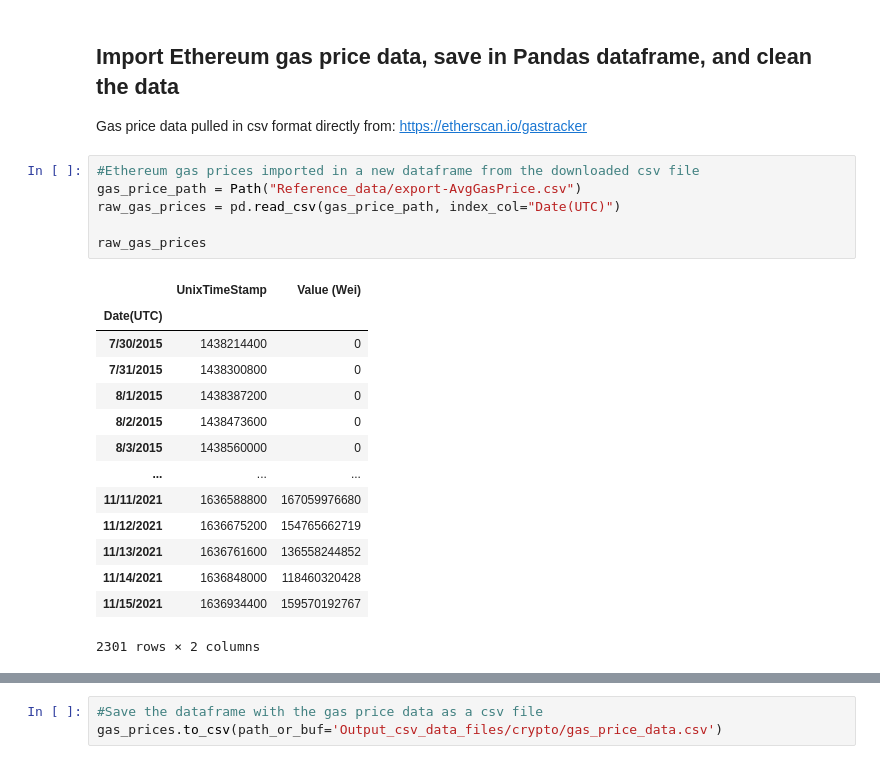
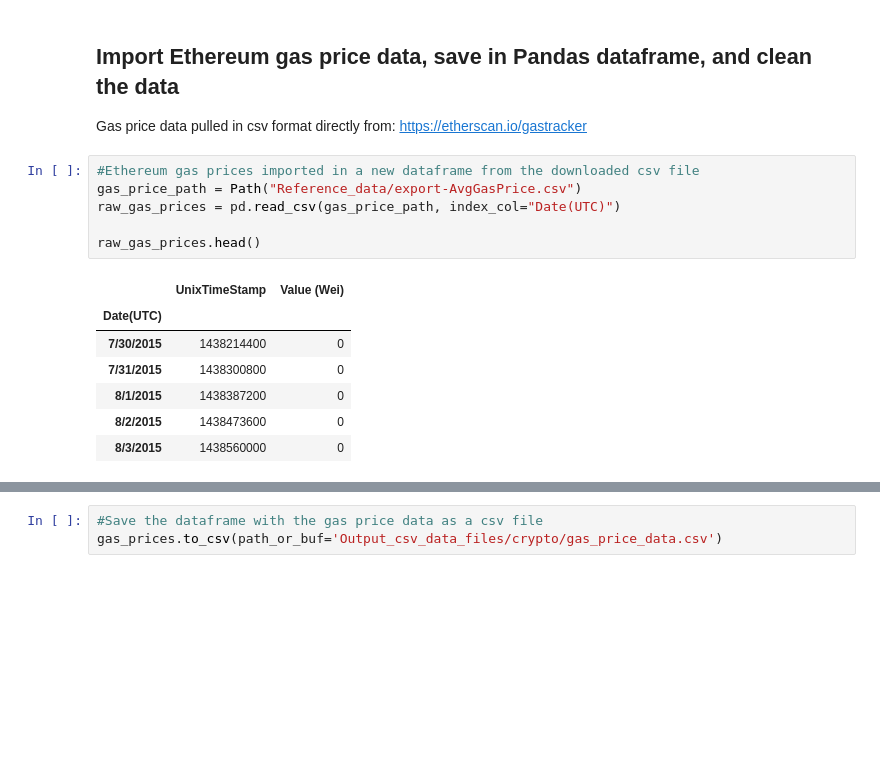
Before and after one commit to bradkaley/NFT_Market_Analysis, a Jupyter notebook: Part_2_Data_Collection_Analysis.ipynb, the cells around one changed output, grey strips where cells are left out. Saved outputs shown, nothing was run; the diff lists cells and outputs as text; blank space fills up the shorter version.

```diff
--- a/Part_2_Data_Collection_Analysis.ipynb
+++ b/Part_2_Data_Collection_Analysis.ipynb
@@ -185,23 +226,16 @@ Gas price data pulled in csv format directly from: https://etherscan.io/gastrack
 # %%
 #Ethereum gas prices imported in a new dataframe from the downloaded csv file
 gas_price_path = Path("Reference_data/export-AvgGasPrice.csv")
 raw_gas_prices = pd.read_csv(gas_price_path, index_col="Date(UTC)")
 
-raw_gas_prices
+raw_gas_prices.head()
 # %% [output]
 |  | UnixTimeStamp | Value (Wei) |
 | Date(UTC) |  |  |
 | 7/30/2015 | 1438214400 | 0 |
 | 7/31/2015 | 1438300800 | 0 |
 | 8/1/2015 | 1438387200 | 0 |
 | 8/2/2015 | 1438473600 | 0 |
 | 8/3/2015 | 1438560000 | 0 |
-| ... | ... | ... |
-| 11/11/2021 | 1636588800 | 167059976680 |
-| 11/12/2021 | 1636675200 | 154765662719 |
-| 11/13/2021 | 1636761600 | 136558244852 |
-| 11/14/2021 | 1636848000 | 118460320428 |
-| 11/15/2021 | 1636934400 | 159570192767 |
-2301 rows × 2 columns
 # %%
 #Drop the Unix Time Stamp from the dataframe since we already have the date column
```
Also changed, not shown: parts of 20 cells of this notebook, 9 other files.
